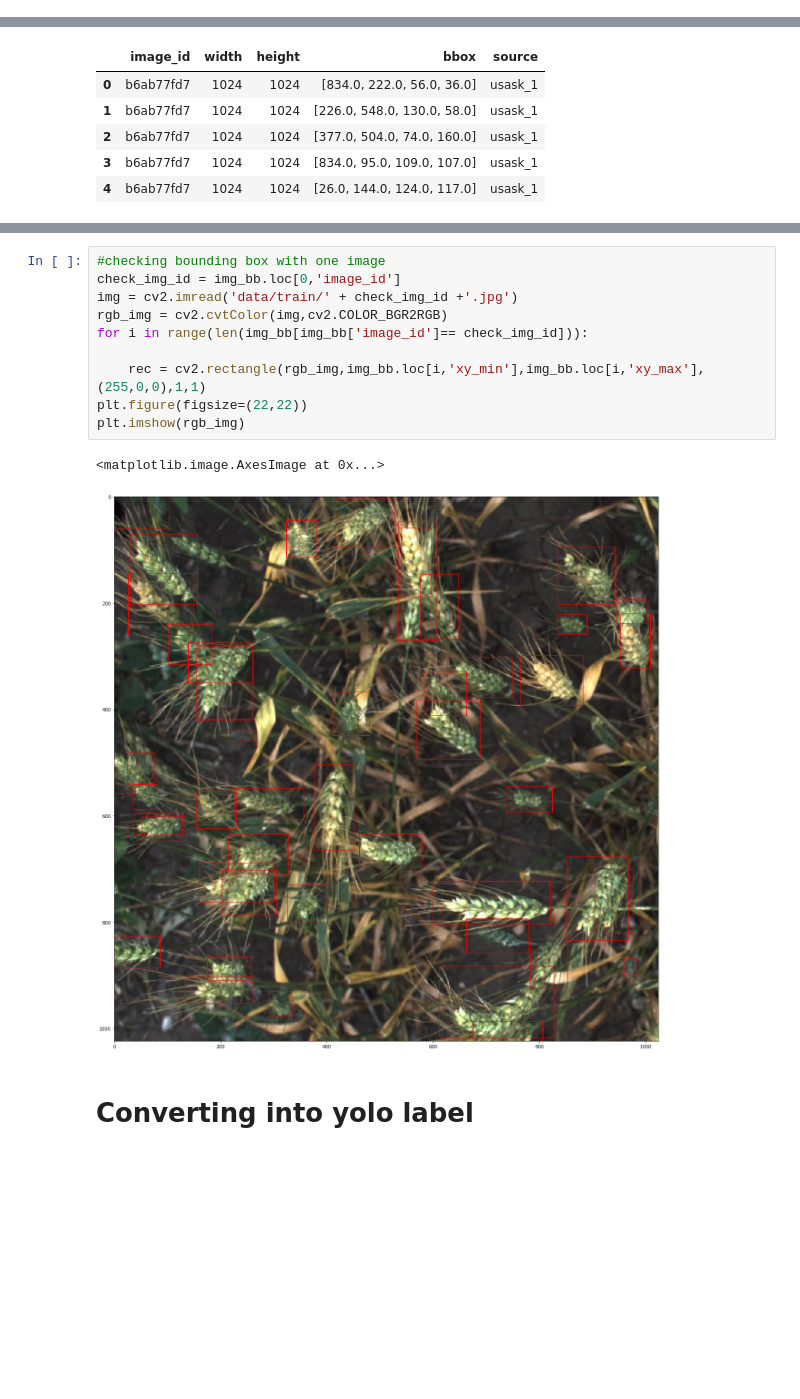
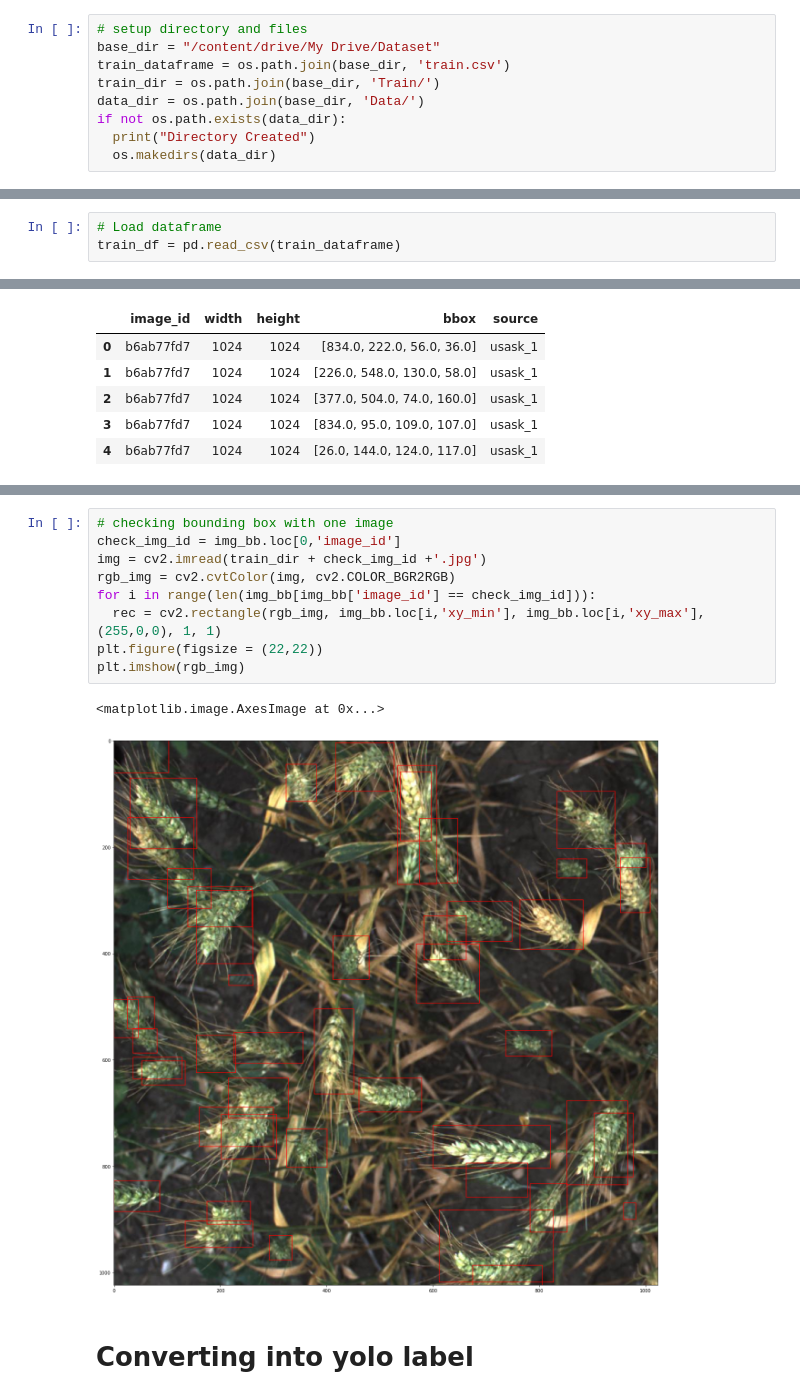
Before and after one commit to DhruvMakwana/Global-Wheat-Detection, a Jupyter notebook: Creating_YOLO_label.ipynb, the cells around one changed output, grey strips where cells are left out. Drawn from its saved outputs; the diff is of its cells as text; blank space fills up the shorter version.

Commit message:
created label, data folder and train.txt file

```diff
--- a/Creating_YOLO_label.ipynb
+++ b/Creating_YOLO_label.ipynb
@@ -10,0 +12,9 @@ train_df = pd.read_csv('data/train.csv')
+# %%
+# setup directory and files
+base_dir = "/content/drive/My Drive/Dataset"
+train_dataframe = os.path.join(base_dir, 'train.csv')
+train_dir = os.path.join(base_dir, 'Train/')
+data_dir = os.path.join(base_dir, 'Data/')
+if not os.path.exists(data_dir):
+  print("Directory Created")
+  os.makedirs(data_dir)
@@ -11,3 +23,6 @@ train_df = pd.read_csv('data/train.csv')
+# %%
+# Load dataframe
+train_df = pd.read_csv(train_dataframe)
 # %%
 train_df.head()
 # %% [output]
@@ -112,16 +134,15 @@ img_bb.head()
 # %%
-#checking bounding box with one image
+# checking bounding box with one image
 check_img_id = img_bb.loc[0,'image_id']
-img = cv2.imread('data/train/' + check_img_id +'.jpg')
-rgb_img = cv2.cvtColor(img,cv2.COLOR_BGR2RGB)
-for i in range(len(img_bb[img_bb['image_id']== check_img_id])):
-
-    rec = cv2.rectangle(rgb_img,img_bb.loc[i,'xy_min'],img_bb.loc[i,'xy_max'],(255,0,0),1,1)
-plt.figure(figsize=(22,22))
+img = cv2.imread(train_dir + check_img_id +'.jpg')
+rgb_img = cv2.cvtColor(img, cv2.COLOR_BGR2RGB)
+for i in range(len(img_bb[img_bb['image_id'] == check_img_id])):
+  rec = cv2.rectangle(rgb_img, img_bb.loc[i,'xy_min'], img_bb.loc[i,'xy_max'], (255,0,0), 1, 1)
+plt.figure(figsize = (22,22))
 plt.imshow(rgb_img)
 # %% [output]
 <matplotlib.image.AxesImage at 0x...>
-[figure, old version]
+[figure, new version]
 # %% [markdown]
 # Converting into yolo label
 # %%
```
Also changed, not shown: parts of 29 cells of this notebook.
